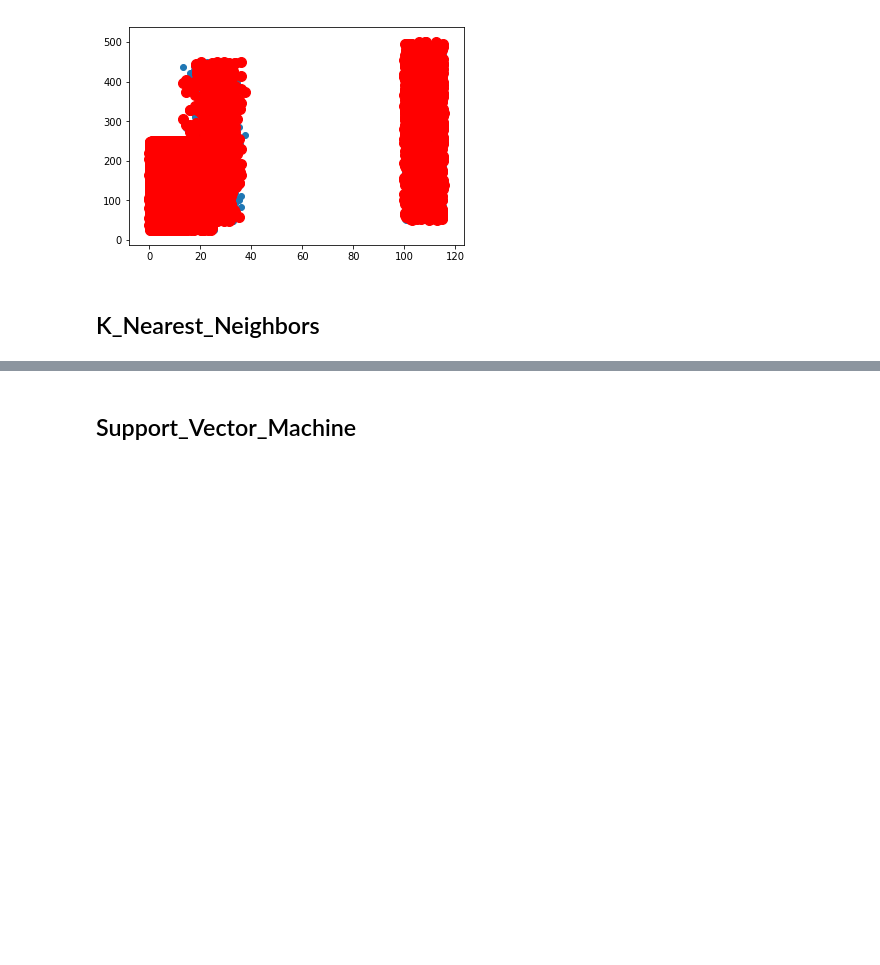
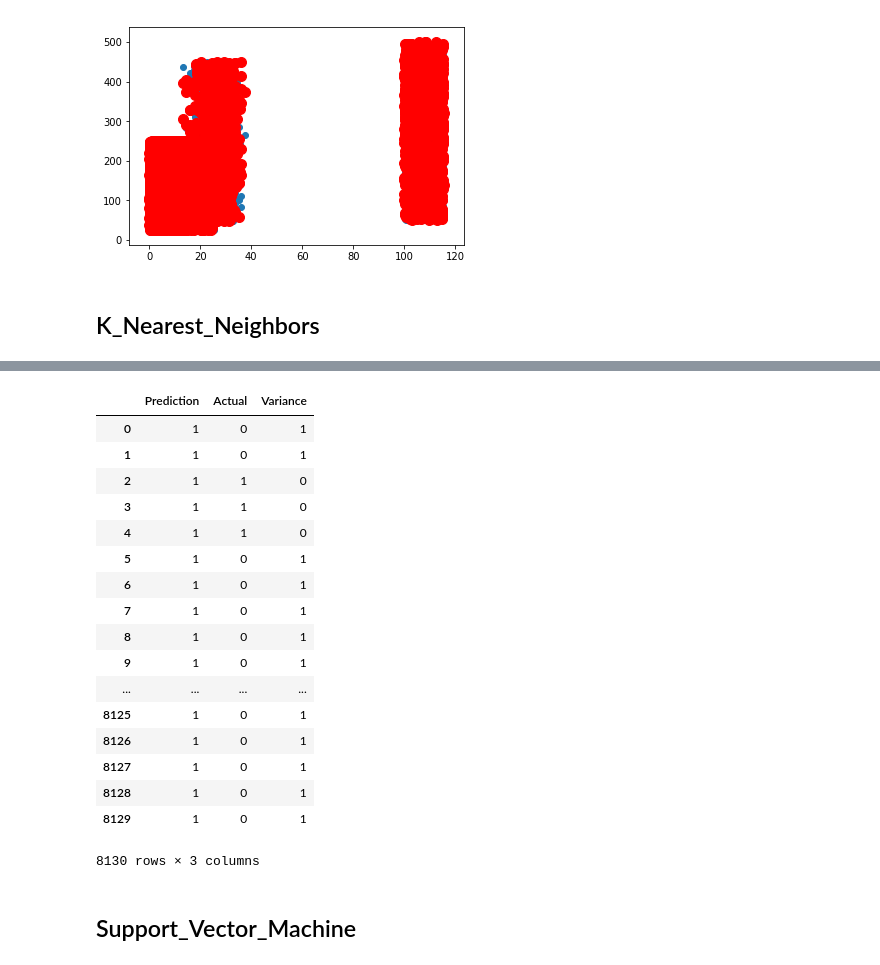
Before and after one commit to JenT83/FinalProject, a Jupyter notebook: EvaluateModels.ipynb, the cells around one changed output, grey strips where cells are left out. Cells and saved outputs as stored; diff of their text form; code cells hidden in the pictures; blank space fills up the shorter version.

```diff
--- a/EvaluateModels.ipynb
+++ b/EvaluateModels.ipynb
@@ -309,3 +313,38 @@ k=11 Test Acc: 0.003
+# %%
+# predictions
+newX = month2[["Distance", "Amount"]]
+newY = month2["FRAUD_INDICATOR"].values.reshape(-1,1)
+# print(newX.shape)
+# print(newY.shape)
+
+##can't predict y since model is not trained for y but X
+predicted_Xattribute = knn.predict(newX)
+# print(predicted_Xattribute.shape)
+# predicted_Yattribute = knn.predict(newY)
+# print(predicted_Xattribute)
+# print(predicted_Yattribute)
+# pd.DataFrame({"PredictedX": predicted_Xattribute, "ActualX": newX})[["Predicted", "Actual", "Error"]]
+# pd.DataFrame({"PredictedY": predicted_Yattribute, "ActualY": newY, "Error": predicted_Yattribute - newX})[["Predicted", "Actual", "Error"]]
+pd.DataFrame({"Prediction": predicted_Xattribute, "Actual": newY.ravel(), "Variance": predicted_Xattribute-newY.ravel()})
+# %% [output]
+|  | Prediction | Actual | Variance |
+| 0 | 1 | 0 | 1 |
+| 1 | 1 | 0 | 1 |
+| 2 | 1 | 1 | 0 |
+| 3 | 1 | 1 | 0 |
+| 4 | 1 | 1 | 0 |
+| 5 | 1 | 0 | 1 |
+| 6 | 1 | 0 | 1 |
+| 7 | 1 | 0 | 1 |
+| 8 | 1 | 0 | 1 |
+| 9 | 1 | 0 | 1 |
+| ... | ... | ... | ... |
+| 8125 | 1 | 0 | 1 |
+| 8126 | 1 | 0 | 1 |
+| 8127 | 1 | 0 | 1 |
+| 8128 | 1 | 0 | 1 |
+| 8129 | 1 | 0 | 1 |
+8130 rows × 3 columns
 # %% [markdown]
 ## Support_Vector_Machine
 # %%
```
Also changed, not shown: parts of 8 cells of this notebook.
